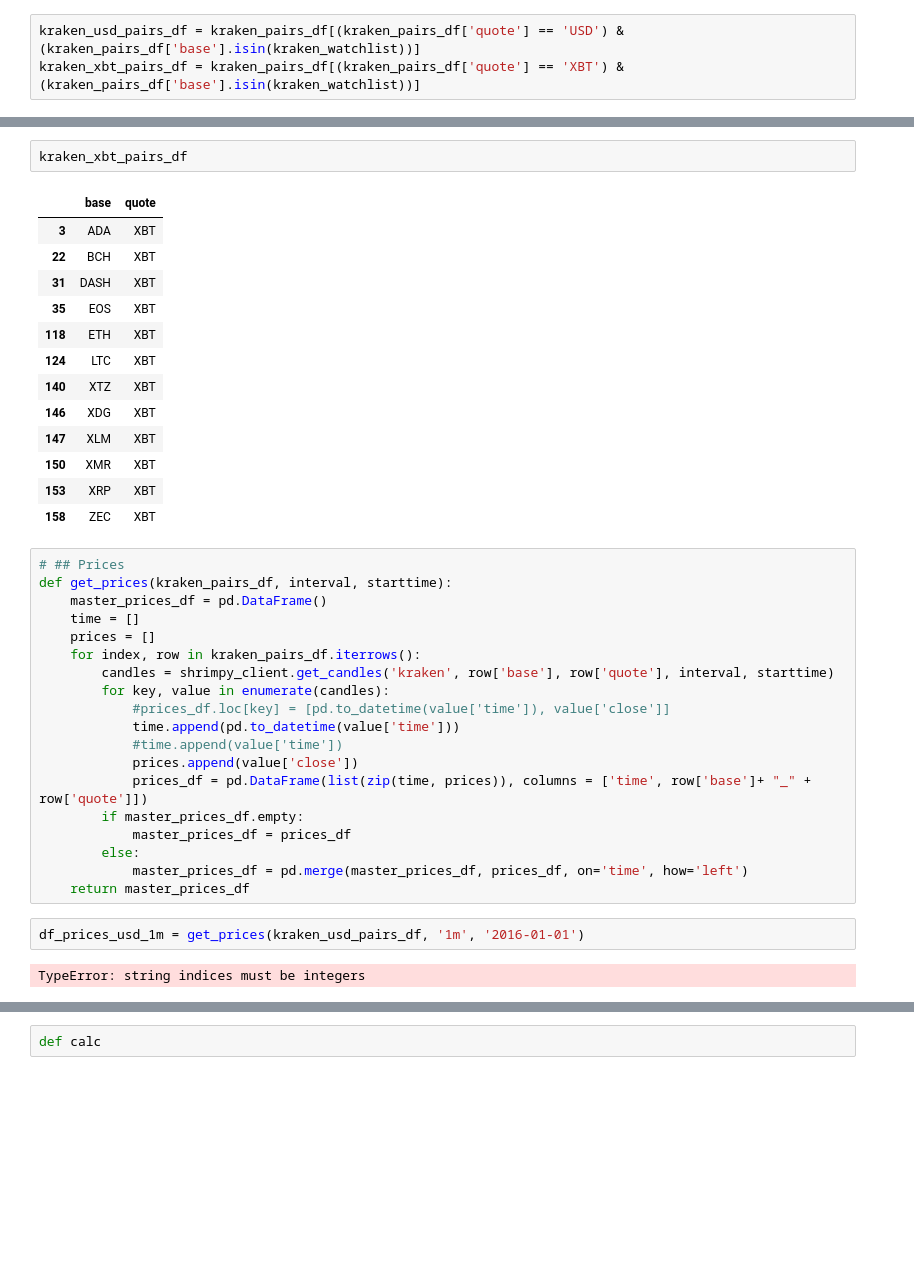
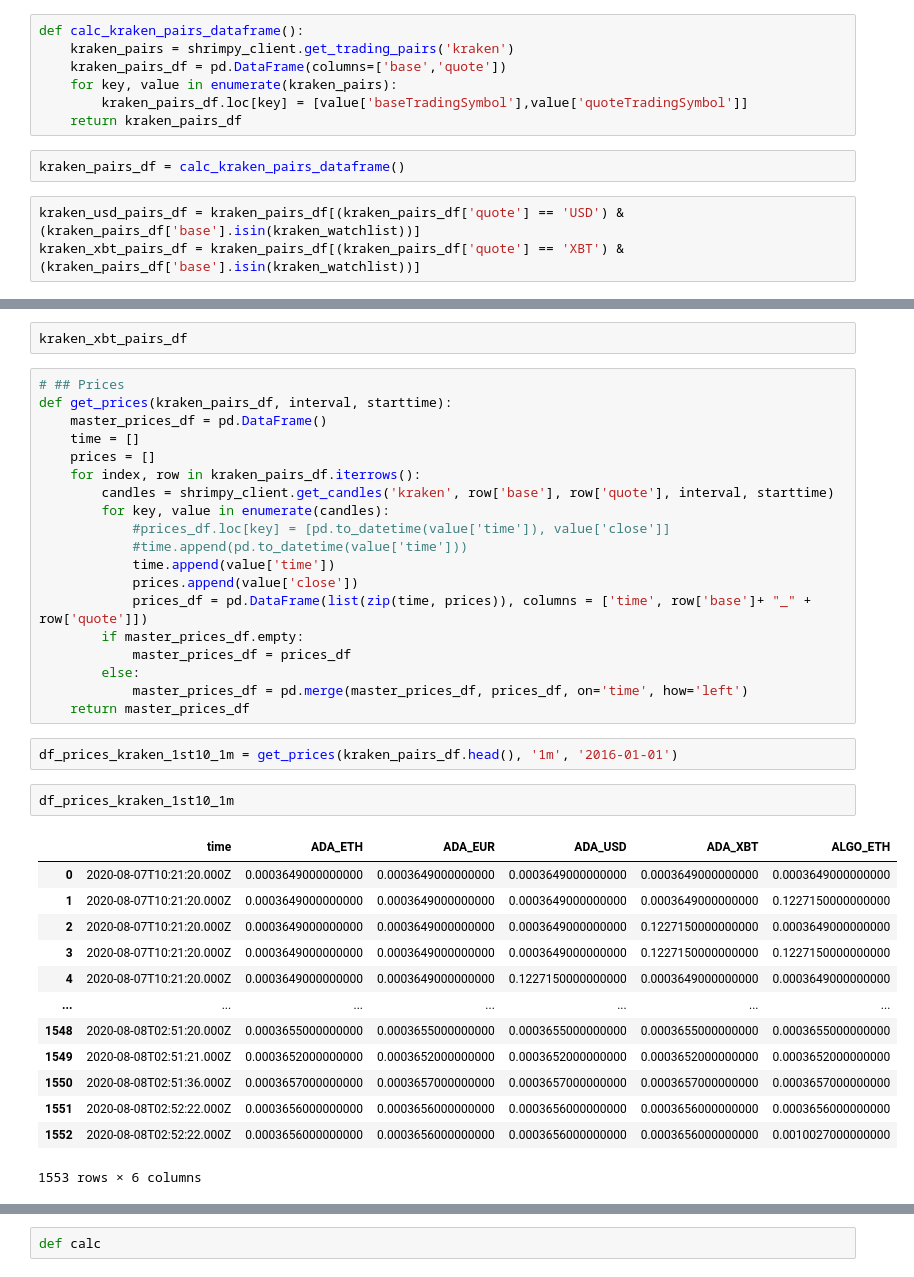
Before and after one commit to gdepalma93/nu_fintech_project_2, a Jupyter notebook: factor_research.ipynb, the cells around one changed output, grey strips where cells are left out. Drawn from its saved outputs; the diff is of its cells as text; blank space fills up the shorter version.

```diff
--- a/factor_research.ipynb
+++ b/factor_research.ipynb
@@ -128,3 +186,12 @@ for key, value in enumerate(kraken_pairs):
+# %%
+def calc_kraken_pairs_dataframe():
+    kraken_pairs = shrimpy_client.get_trading_pairs('kraken')
+    kraken_pairs_df = pd.DataFrame(columns=['base','quote'])
+    for key, value in enumerate(kraken_pairs):
+        kraken_pairs_df.loc[key] = [value['baseTradingSymbol'],value['quoteTradingSymbol']]
+    return kraken_pairs_df
+# %%
+kraken_pairs_df = calc_kraken_pairs_dataframe()
 # %%
 kraken_usd_pairs_df = kraken_pairs_df[(kraken_pairs_df['quote'] == 'USD') & (kraken_pairs_df['base'].isin(kraken_watchlist))]
 kraken_xbt_pairs_df = kraken_pairs_df[(kraken_pairs_df['quote'] == 'XBT') & (kraken_pairs_df['base'].isin(kraken_watchlist))]
@@ -147,19 +200,5 @@ kraken_usd_pairs_df.head(12)
 # %%
 kraken_xbt_pairs_df
-# %% [output]
-|  | base | quote |
-| 3 | ADA | XBT |
-| 22 | BCH | XBT |
-| 31 | DASH | XBT |
-| 35 | EOS | XBT |
-| 118 | ETH | XBT |
-| 124 | LTC | XBT |
-| 140 | XTZ | XBT |
-| 146 | XDG | XBT |
-| 147 | XLM | XBT |
-| 150 | XMR | XBT |
-| 153 | XRP | XBT |
-| 158 | ZEC | XBT |
 # %%
 # ## Prices
 def get_prices(kraken_pairs_df, interval, starttime):
@@ -170,8 +209,8 @@ def get_prices(kraken_pairs_df, interval, starttime):
         candles = shrimpy_client.get_candles('kraken', row['base'], row['quote'], interval, starttime)
         for key, value in enumerate(candles):
             #prices_df.loc[key] = [pd.to_datetime(value['time']), value['close']]
-            time.append(pd.to_datetime(value['time']))
-            #time.append(value['time'])
+            #time.append(pd.to_datetime(value['time']))
+            time.append(value['time'])
             prices.append(value['close'])
             prices_df = pd.DataFrame(list(zip(time, prices)), columns = ['time', row['base']+ "_" + row['quote']])
         if master_prices_df.empty:
@@ -180,8 +219,22 @@ def get_prices(kraken_pairs_df, interval, starttime):
             master_prices_df = pd.merge(master_prices_df, prices_df, on='time', how='left')
     return master_prices_df
 # %%
-df_prices_usd_1m = get_prices(kraken_usd_pairs_df, '1m', '2016-01-01')
+df_prices_kraken_1st10_1m = get_prices(kraken_pairs_df.head(), '1m', '2016-01-01')
-# %% [output]
-TypeError: string indices must be integers
+# %%
+df_prices_kraken_1st10_1m
+# %% [output]
+|  | time | ADA_ETH | ADA_EUR | ADA_USD | ADA_XBT | ALGO_ETH |
+| 0 | 2020-08-07T10:21:20.000Z | 0.0003649000000000 | 0.0003649000000000 | 0.0003649000000000 | 0.0003649000000000 | 0.0003649000000000 |
+| 1 | 2020-08-07T10:21:20.000Z | 0.0003649000000000 | 0.0003649000000000 | 0.0003649000000000 | 0.0003649000000000 | 0.1227150000000000 |
+| 2 | 2020-08-07T10:21:20.000Z | 0.0003649000000000 | 0.0003649000000000 | 0.0003649000000000 | 0.1227150000000000 | 0.0003649000000000 |
+| 3 | 2020-08-07T10:21:20.000Z | 0.0003649000000000 | 0.0003649000000000 | 0.0003649000000000 | 0.1227150000000000 | 0.1227150000000000 |
+| 4 | 2020-08-07T10:21:20.000Z | 0.0003649000000000 | 0.0003649000000000 | 0.1227150000000000 | 0.0003649000000000 | 0.0003649000000000 |
+| ... | ... | ... | ... | ... | ... | ... |
+| 1548 | 2020-08-08T02:51:20.000Z | 0.0003655000000000 | 0.0003655000000000 | 0.0003655000000000 | 0.0003655000000000 | 0.0003655000000000 |
+| 1549 | 2020-08-08T02:51:21.000Z | 0.0003652000000000 | 0.0003652000000000 | 0.0003652000000000 | 0.0003652000000000 | 0.0003652000000000 |
+| 1550 | 2020-08-08T02:51:36.000Z | 0.0003657000000000 | 0.0003657000000000 | 0.0003657000000000 | 0.0003657000000000 | 0.0003657000000000 |
+| 1551 | 2020-08-08T02:52:22.000Z | 0.0003656000000000 | 0.0003656000000000 | 0.0003656000000000 | 0.0003656000000000 | 0.0003656000000000 |
+| 1552 | 2020-08-08T02:52:22.000Z | 0.0003656000000000 | 0.0003656000000000 | 0.0003656000000000 | 0.0003656000000000 | 0.0010027000000000 |
+1553 rows × 6 columns
 # %%
 # set index to time
```
Also changed, not shown: parts of 16 cells of this notebook, 1 other file.
